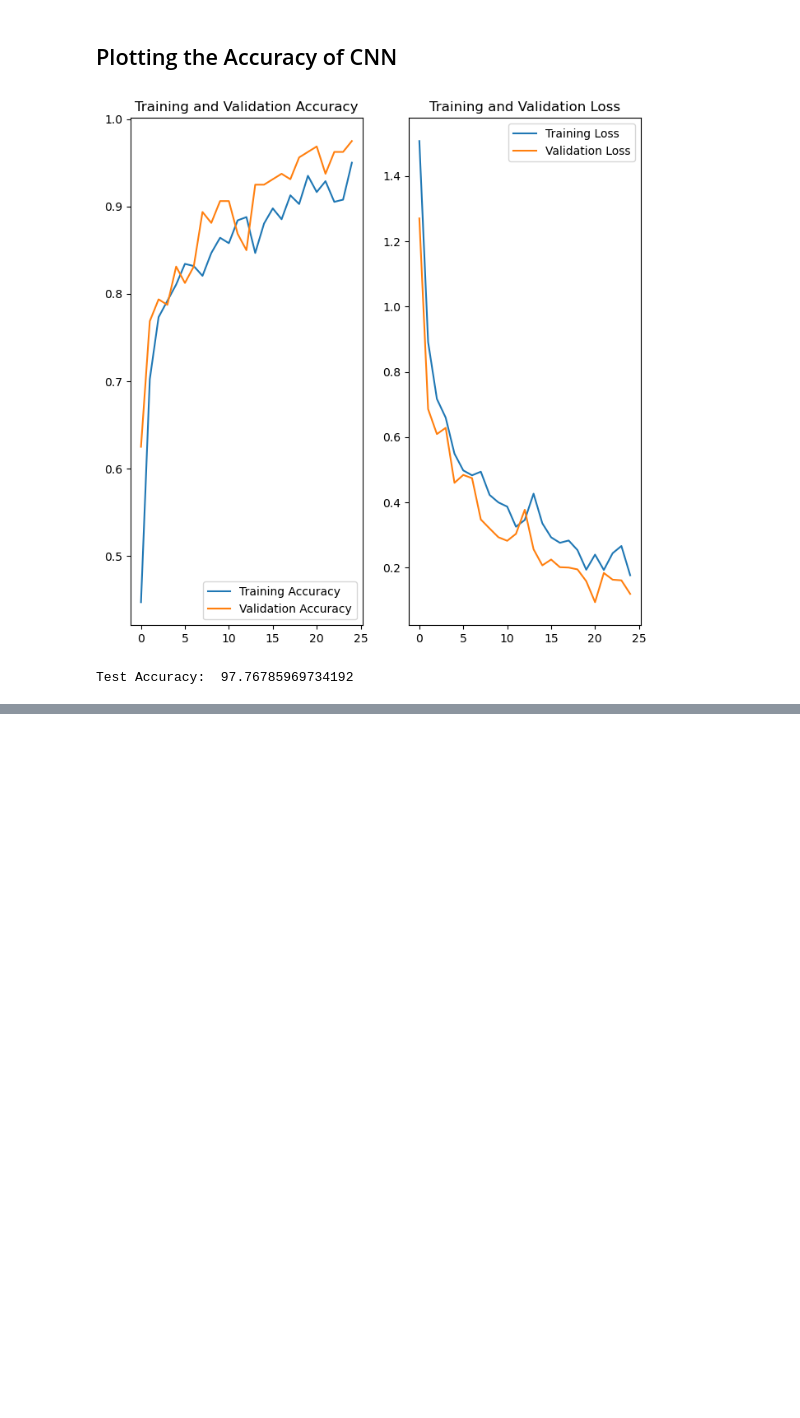
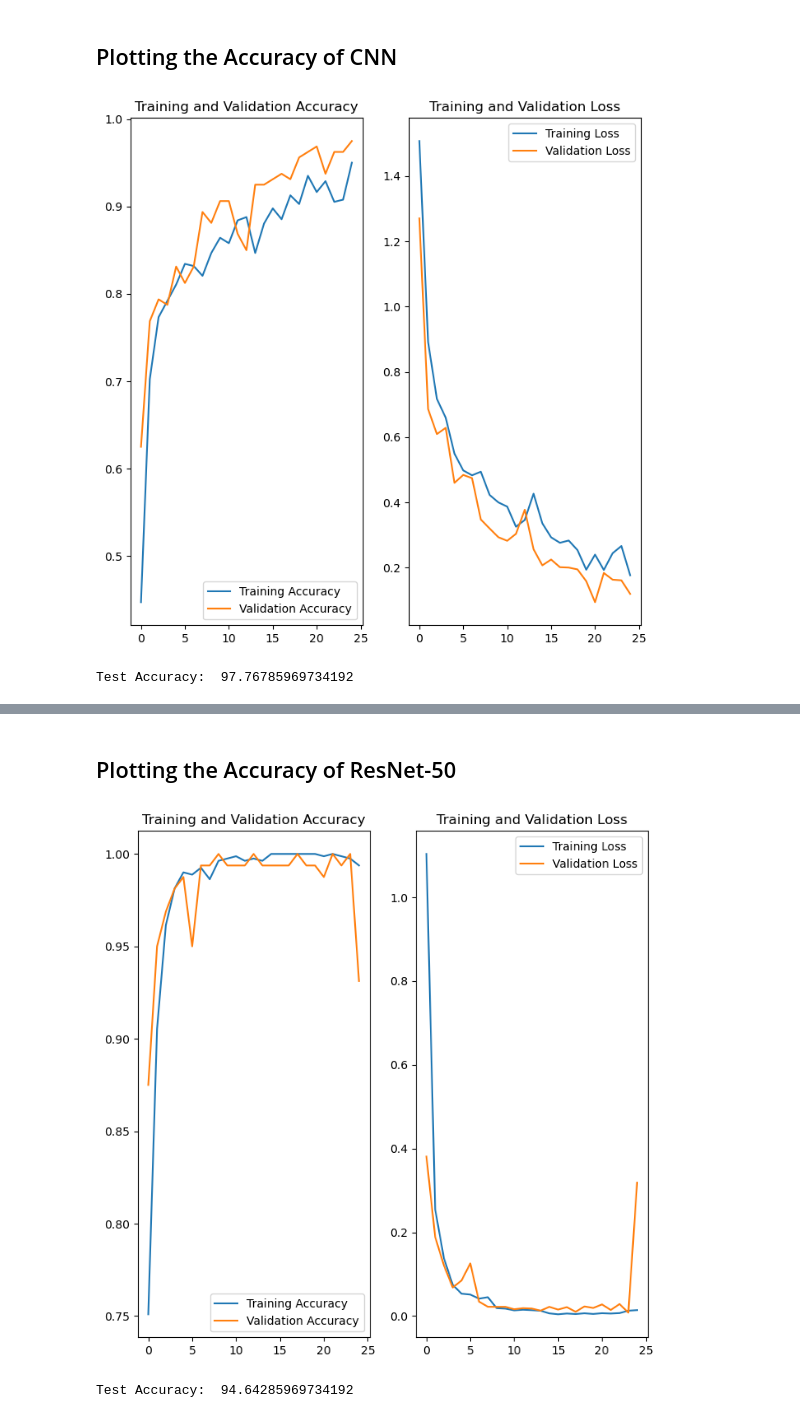
Before and after one commit to sabbirarif/Thesis_Project, a Jupyter notebook: Brinjal_Disease_Detection_Using_Deep_Learning_main_file_(1).ipynb, the cells around one changed output, grey strips where cells are left out. Cells and saved outputs as stored; diff of their text form; code cells hidden in the pictures; blank space fills up the shorter version.

Commit message:
Applied ResNet-50 with 20 Epochs. Accuracy 94.64%

```diff
--- a/Brinjal_Disease_Detection_Using_Deep_Learning_main_file_(1).ipynb
+++ b/Brinjal_Disease_Detection_Using_Deep_Learning_main_file_(1).ipynb
@@ -324,0 +344,4 @@ Test Accuracy:  97.76785969734192
+# %%
+model_04.add(Flatten())
+model_04.add(Dense(512, activation='relu'))
+model_04.add(Dense(4, activation='softmax'))
@@ -324,0 +368,9 @@ Test Accuracy:  97.76785969734192
+# %%
+model_04.compile(optimizer=Adam(learning_rate=0.001),loss='sparse_categorical_crossentropy',metrics=['accuracy'])
+# %%
+history_04 = model_04.fit(
+    train_ds,
+    validation_data=val_ds,
+    verbose=1,
+    epochs=20,
+)
@@ -324,0 +399,29 @@ Test Accuracy:  97.76785969734192
+# %% [markdown]
+## Plotting the Accuracy of ResNet-50
+# %%
+acc_04 = history_04.history['accuracy']
+val_acc_04= history_04.history['val_accuracy']
+
+loss_04 = history_04.history['loss']
+val_loss_04 = history_04.history['val_loss']
+# %%
+plt.figure(figsize=(8, 8))
+plt.subplot(1, 2, 1)
+plt.plot(range(EPOCHS), acc_04, label='Training Accuracy')
+plt.plot(range(EPOCHS), val_acc_04, label='Validation Accuracy')
+plt.legend(loc='lower right')
+plt.title('Training and Validation Accuracy')
+
+plt.subplot(1, 2, 2)
+plt.plot(range(EPOCHS), loss_04, label='Training Loss')
+plt.plot(range(EPOCHS), val_loss_04, label='Validation Loss')
+plt.legend(loc='upper right')
+plt.title('Training and Validation Loss')
+plt.show()
+# %% [output]
+[figure, added]
+# %%
+res_acc_04=scores_04[1]*100
+print(f"Test Accuracy: ",res_acc_04)
+# %% [output]
+Test Accuracy:  94.64285969734192
```
Also changed, not shown: parts of 6 cells of this notebook.
